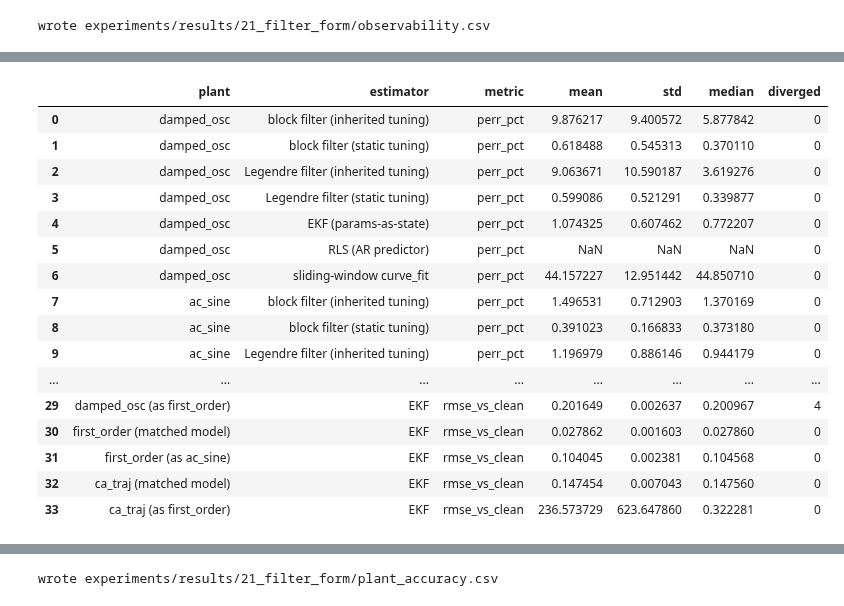
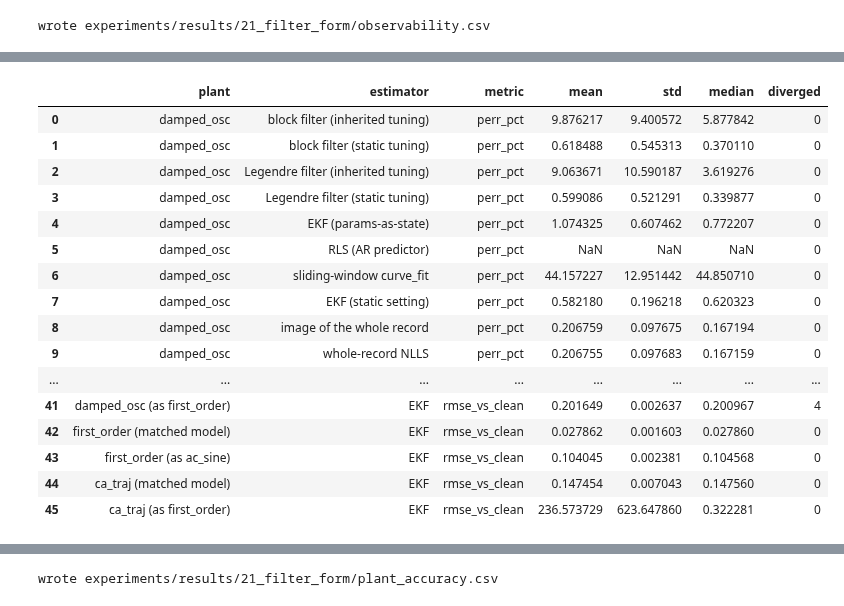
Before and after one commit to ringavirda/science-nonline, a Jupyter notebook: packages/dtfit-experimental/experiments/technology/21_filter_form.ipynb, the cells around one changed output, grey strips where cells are left out. Saved outputs shown, nothing was run; the diff lists cells and outputs as text; code cells hidden in the pictures.

```diff
--- a/packages/dtfit-experimental/experiments/technology/21_filter_form.ipynb
+++ b/packages/dtfit-experimental/experiments/technology/21_filter_form.ipynb
@@ -90,8 +108,10 @@ import numpy as np
 import pandas as pd
 %matplotlib inline
 import matplotlib.pyplot as plt
+from scipy.optimize import curve_fit
 from scipy.stats import chi2
 
+import dtfit
 from dtfit.streaming import ImageFilter
 from dtfit_experimental.streaming import FilterBank
 from dtfit_experimental.study import notebook
@@ -139,6 +159,26 @@ def final_perr(plant, basis, **kw):
 
 
 TUNINGS = [("inherited tuning", False), ("static tuning", True)]
+# two seeds do not resolve a quarter; the QUICK pass keeps the parity checks at a factor of two
+PARITY = 2.0 if QUICK else 1.25
+EKF_STATIC = dict(q=1e-8, r=0.5, p_init=5.0)
+EKF_STATIC_NAME = "EKF (static setting)"
+WHOLE_IMAGE = "image of the whole record"
+WHOLE_NLLS = "whole-record NLLS"
+
+
+def ekf_perrs(plant, *, seeds=SEEDS, q=1e-4, r=0.5, p_init=5.0, gate=None, **stream):
+    errs = []
+    for s in range(seeds):
+        rng = np.random.default_rng(s)
+        t, y, clean = gen_plant(plant, rng, **stream)
+        r_s = (stream.get("noise", 0.05) * clean.std()) ** 2 if r == "true" else r
+        ad = EKFAd(plant, q=q, r=r_s, p_init=p_init, gate=gate)
+        for i in range(t.size):
+            ad.step(float(t[i]), float(y[i]))
+        e = perr(ad.params(), plant["true"])
+        errs.append(e if np.isfinite(e) else np.inf)
+    return np.array(errs)
 print(f"QUICK={QUICK} SEEDS={SEEDS} plants={[p['key'] for p in PLANTS]}")
 # %% [output]
 QUICK=False SEEDS=8 plants=['damped_osc', 'ac_sine', 'first_order', 'ca_traj']
@@ -329,45 +378,60 @@ for plant in PLANTS:
             errs.append(perr(p, plant["true"]) if p is not None else np.nan)
         per_seed[plant["key"], ad_cls.name] = np.array(errs)
         rows.append(stat_row(plant["key"], ad_cls.name, "perr_pct", errs))
+    errs = ekf_perrs(plant, noise=0.05, **EKF_STATIC)
+    per_seed[plant["key"], EKF_STATIC_NAME] = errs
+    rows.append(stat_row(plant["key"], EKF_STATIC_NAME, "perr_pct", errs))
+    names = sorted(plant["true"])
+    whole_img, whole_nlls = [], []
+    for s in range(SEEDS):
+        rng = np.random.default_rng(s)
+        t, y, _clean = gen_plant(plant, rng, noise=0.05)
+        res = dtfit.fit(plant["expr"], dtfit.Original(t, y), "t",
+                        p0=list(plant["p0"]), basis="legendre", order=24)
+        whole_img.append(perr(dict(res.params), plant["true"]))
+        p_hat, _ = curve_fit(plant["func"], t, y, p0=plant["p0"], maxfev=20000)
+        whole_nlls.append(perr(dict(zip(names, p_hat)), plant["true"]))
+    rows.append(stat_row(plant["key"], WHOLE_IMAGE, "perr_pct", whole_img))
+    rows.append(stat_row(plant["key"], WHOLE_NLLS, "perr_pct", whole_nlls))
 
 mismatch_kept = {}
 for true_key, wrong_key in MISMATCH_PAIRS:
     tp, wp = BY_KEY[true_key], BY_KEY[wrong_key]
     for label, model_plant in ((f"{true_key} (matched model)", tp),
                                 (f"{true_key} (as {wrong_key})", wp)):
         kept, n_diverged = [], 0
         for s in range(SEEDS):
             rng = np.random.default_rng(s)
             t, y, clean = gen_plant(tp, rng, noise=0.05)
             score, _resid, diverged = mismatch_scores(
                 EKFAd(model_plant), t, y, clean, warm=20)
             if diverged:
                 n_diverged += 1
             else:
                 kept.append(score)
         mismatch_kept[label] = kept
         rows.append(stat_row(label, "EKF", "rmse_vs_clean", kept,
                               diverged=n_diverged))
 plant_accuracy = pd.DataFrame(rows)
 plant_accuracy
 # %% [output]
 |  | plant | estimator | metric | mean | std | median | diverged |
 | 0 | damped_osc | block filter (inherited tuning) | perr_pct | 9.876217 | 9.400572 | 5.877842 | 0 |
 | 1 | damped_osc | block filter (static tuning) | perr_pct | 0.618488 | 0.545313 | 0.370110 | 0 |
 | 2 | damped_osc | Legendre filter (inherited tuning) | perr_pct | 9.063671 | 10.590187 | 3.619276 | 0 |
 | 3 | damped_osc | Legendre filter (static tuning) | perr_pct | 0.599086 | 0.521291 | 0.339877 | 0 |
 | 4 | damped_osc | EKF (params-as-state) | perr_pct | 1.074325 | 0.607462 | 0.772207 | 0 |
 | 5 | damped_osc | RLS (AR predictor) | perr_pct | NaN | NaN | NaN | 0 |
 | 6 | damped_osc | sliding-window curve_fit | perr_pct | 44.157227 | 12.951442 | 44.850710 | 0 |
-| 7 | ac_sine | block filter (inherited tuning) | perr_pct | 1.496531 | 0.712903 | 1.370169 | 0 |
-| 8 | ac_sine | block filter (static tuning) | perr_pct | 0.391023 | 0.166833 | 0.373180 | 0 |
-| 9 | ac_sine | Legendre filter (inherited tuning) | perr_pct | 1.196979 | 0.886146 | 0.944179 | 0 |
+| 7 | damped_osc | EKF (static setting) | perr_pct | 0.582180 | 0.196218 | 0.620323 | 0 |
+| 8 | damped_osc | image of the whole record | perr_pct | 0.206759 | 0.097675 | 0.167194 | 0 |
+| 9 | damped_osc | whole-record NLLS | perr_pct | 0.206755 | 0.097683 | 0.167159 | 0 |
 | ... | ... | ... | ... | ... | ... | ... | ... |
-| 29 | damped_osc (as first_order) | EKF | rmse_vs_clean | 0.201649 | 0.002637 | 0.200967 | 4 |
-| 30 | first_order (matched model) | EKF | rmse_vs_clean | 0.027862 | 0.001603 | 0.027860 | 0 |
-| 31 | first_order (as ac_sine) | EKF | rmse_vs_clean | 0.104045 | 0.002381 | 0.104568 | 0 |
-| 32 | ca_traj (matched model) | EKF | rmse_vs_clean | 0.147454 | 0.007043 | 0.147560 | 0 |
-| 33 | ca_traj (as first_order) | EKF | rmse_vs_clean | 236.573729 | 623.647860 | 0.322281 | 0 |
+| 41 | damped_osc (as first_order) | EKF | rmse_vs_clean | 0.201649 | 0.002637 | 0.200967 | 4 |
+| 42 | first_order (matched model) | EKF | rmse_vs_clean | 0.027862 | 0.001603 | 0.027860 | 0 |
+| 43 | first_order (as ac_sine) | EKF | rmse_vs_clean | 0.104045 | 0.002381 | 0.104568 | 0 |
+| 44 | ca_traj (matched model) | EKF | rmse_vs_clean | 0.147454 | 0.007043 | 0.147560 | 0 |
+| 45 | ca_traj (as first_order) | EKF | rmse_vs_clean | 236.573729 | 623.647860 | 0.322281 | 0 |
 # %%
 plant_keys = [p["key"] for p in PLANTS]
 acc = plant_accuracy[plant_accuracy.plant.isin(plant_keys)
```
Also changed, not shown: parts of 29 cells of this notebook, 8 other files.
